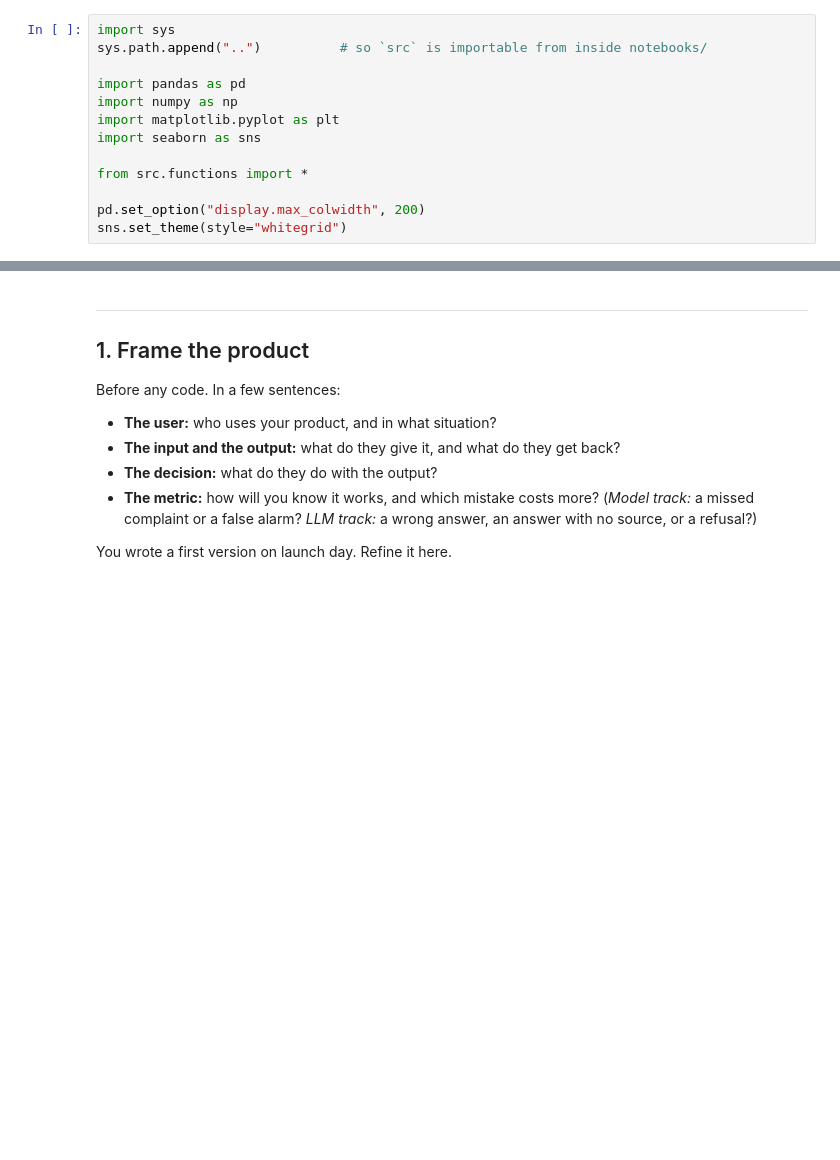
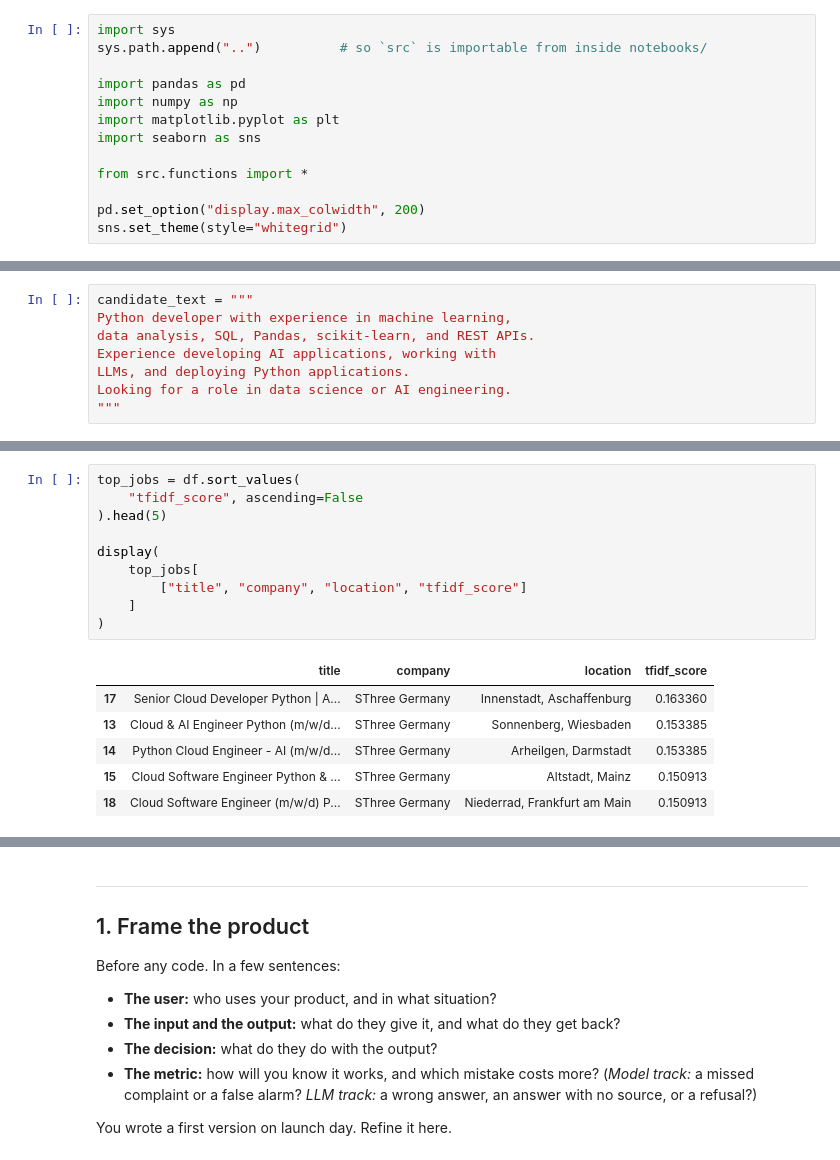
Before and after one commit to rekha-cyber/find-job-lab, a Jupyter notebook: notebooks/01_framing_and_baseline.ipynb, the cells around one changed output, grey strips where cells are left out. Saved outputs shown, nothing was run; the diff lists cells and outputs as text; blank space fills up the shorter version.

```diff
--- a/notebooks/01_framing_and_baseline.ipynb
+++ b/notebooks/01_framing_and_baseline.ipynb
@@ -32,0 +118,8 @@ sns.set_theme(style="whitegrid")
+# %%
+candidate_text = """
+Python developer with experience in machine learning,
+data analysis, SQL, Pandas, scikit-learn, and REST APIs.
+Experience developing AI applications, working with
+LLMs, and deploying Python applications.
+Looking for a role in data science or AI engineering.
+"""
@@ -32,0 +195,17 @@ sns.set_theme(style="whitegrid")
+# %%
+top_jobs = df.sort_values(
+    "tfidf_score", ascending=False
+).head(5)
+
+display(
+    top_jobs[
+        ["title", "company", "location", "tfidf_score"]
+    ]
+)
+# %% [output]
+|  | title | company | location | tfidf_score |
+| 17 | Senior Cloud Developer Python | A... | SThree Germany | Innenstadt, Aschaffenburg | 0.163360 |
+| 13 | Cloud & AI Engineer Python (m/w/d... | SThree Germany | Sonnenberg, Wiesbaden | 0.153385 |
+| 14 | Python Cloud Engineer - AI (m/w/d... | SThree Germany | Arheilgen, Darmstadt | 0.153385 |
+| 15 | Cloud Software Engineer Python & ... | SThree Germany | Altstadt, Mainz | 0.150913 |
+| 18 | Cloud Software Engineer (m/w/d) P... | SThree Germany | Niederrad, Frankfurt am Main | 0.150913 |
```
Also changed, not shown: parts of 15 cells of this notebook, 7 other files.
